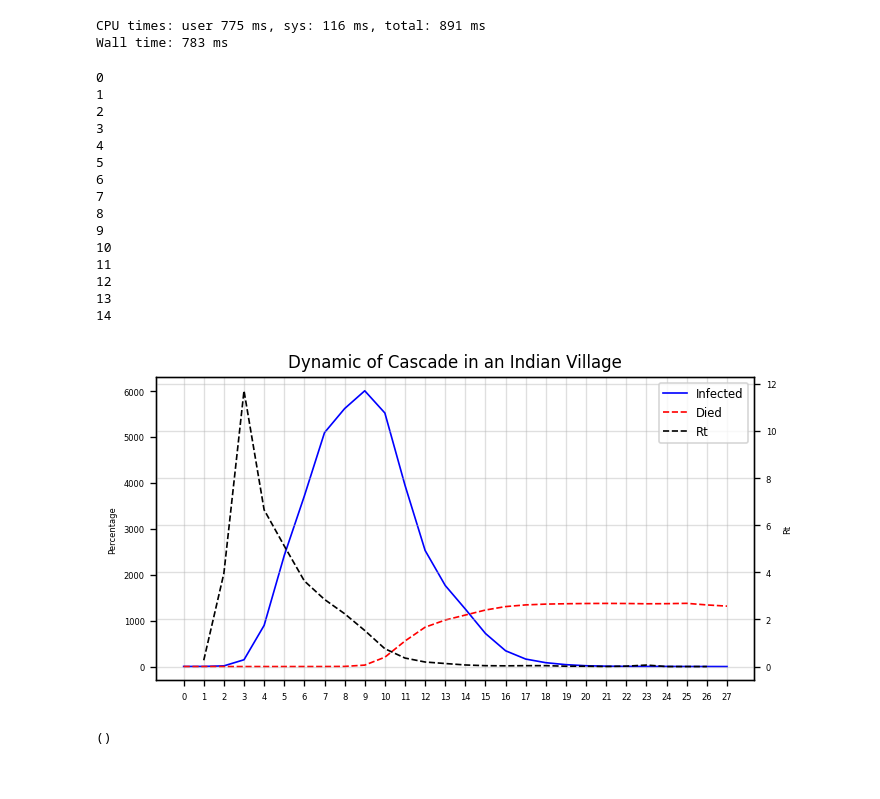
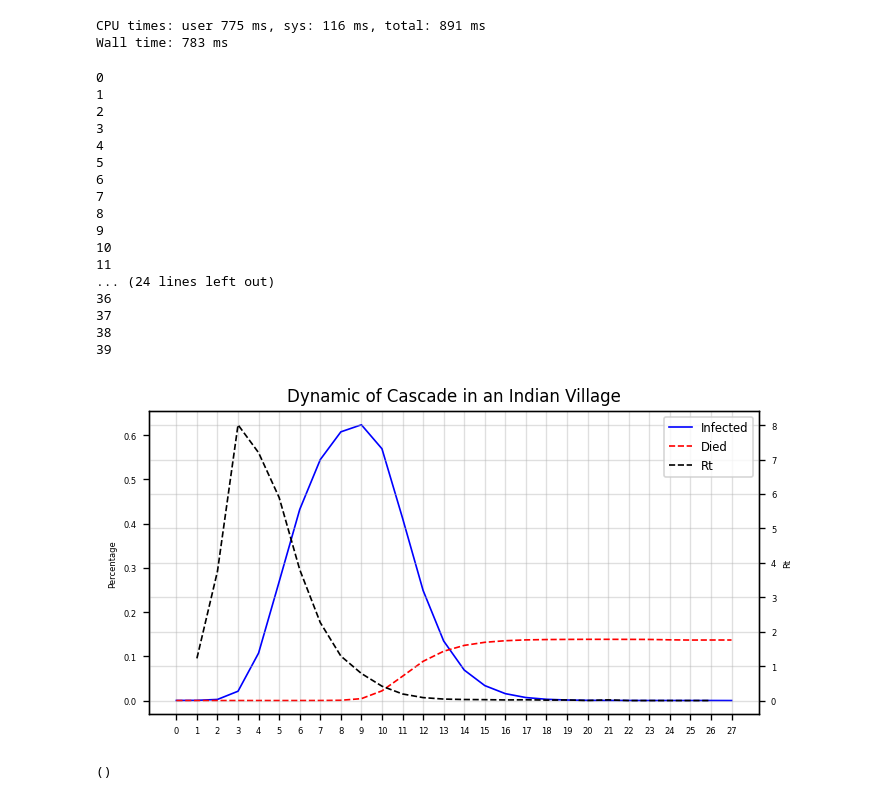
Before and after one commit to MahdiShahrabi/COVID19-Simulation, a Jupyter notebook: Time Dimension/Time_Simulation.ipynb, the cells around one changed output. Drawn from its saved outputs; the diff is of its cells as text; code cells hidden in the pictures.

```diff
--- a/Time Dimension/Time_Simulation.ipynb
+++ b/Time Dimension/Time_Simulation.ipynb
@@ -285,7 +285,7 @@ def plot_simulation_output(Graphsize,data,module=['Infected','Rt','Died']):
 
   time = list(range(0,len(data[0])))
 
-  DATA ={'Normal':data[0].Normal,'Infected':data[0].Infected,'Died':data[0].Died,'Rt':data[1]}
+  DATA ={'Normal':[x/lng for x in list(data[0].Normal)],'Infected':[x/lng for x in list(data[0].Infected)],'Died':[x/lng for x in list(data[0].Died)],'Rt':data[1]}
   colors ={'Normal':'green','Infected':'blue','Died':'red','Rt':'black'}
   Ls ={'Normal':'solid','Infected':'solid','Died':'dashed','Rt':'dashed'}
 
@@ -394,7 +394,7 @@ level_Infected = []
 level_Normal = []
 level_Died = []
 
-for i in range(10):
+for i in range(40):
   S = generateRandSeed(2,Graph)
   print(i)
   out = Simulate_SIR_Time (deepcopy(Graph),Maximum_Time=1000,Seasons=[20,40,60,80],P_seasons = [1,1,1,1],
@@ -417,31 +417,33 @@ for i in range(10):
 9
 10
 11
-12
-13
-14
+... (24 lines left out)
+36
+37
+38
+39
 # %%
 max_len = max([len(x) for x in level_Infected])
 
 temp = np.array([x+(max_len-1-len(x))*[np.nan] for x in Rt])
 Rt_ = np.nanmean(temp,axis=0)
 
 temp = np.array([x+(max_len-len(x))*[np.nan] for x in level_Infected])
 level_Infected_ = np.nanmean(temp,axis=0)
 
 temp = np.array([x+(max_len-len(list(x)))*[np.nan] for x in level_Normal])
 level_Normal_ = np.nanmean(temp,axis=0)
 
 temp = np.array([x+(max_len-len(list(x)))*[np.nan] for x in level_Died])
 level_Died_ = np.nanmean(temp,axis=0)
 
 data = pd.DataFrame(data={'time':list(range(max_len)),'Normal':list(level_Normal_),'Infected':list(level_Infected_),'Died':list(level_Died_)})
 
 
 l=[]
 l.append(data)
 l.append(Rt_)
-plot_simulation_output(data = l,Graphsize=G.number_of_nodes())
+plot_simulation_output(data = l,Graphsize=10000)
 # %% [output]
-[figure, old version]
+[figure, new version]
 ()
```
